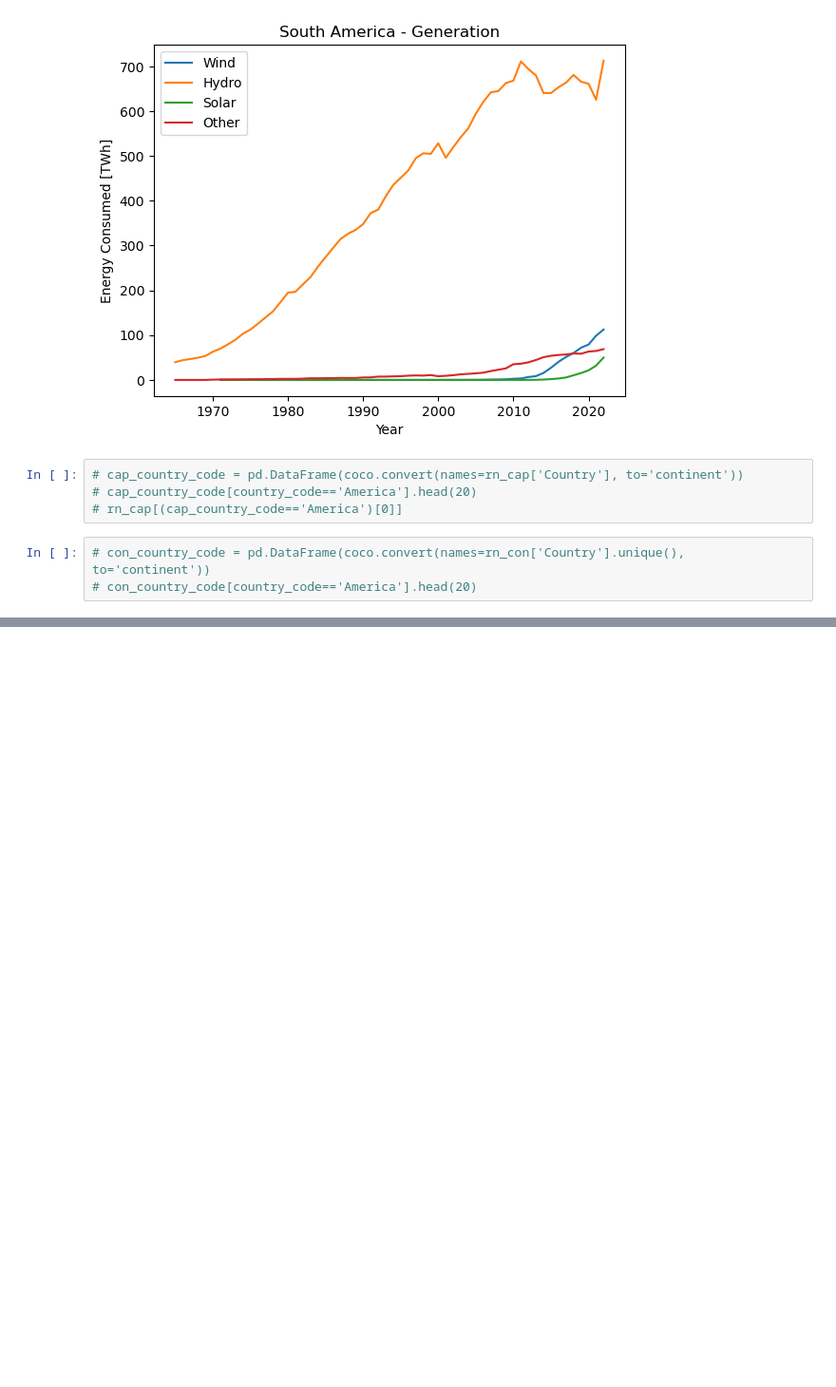
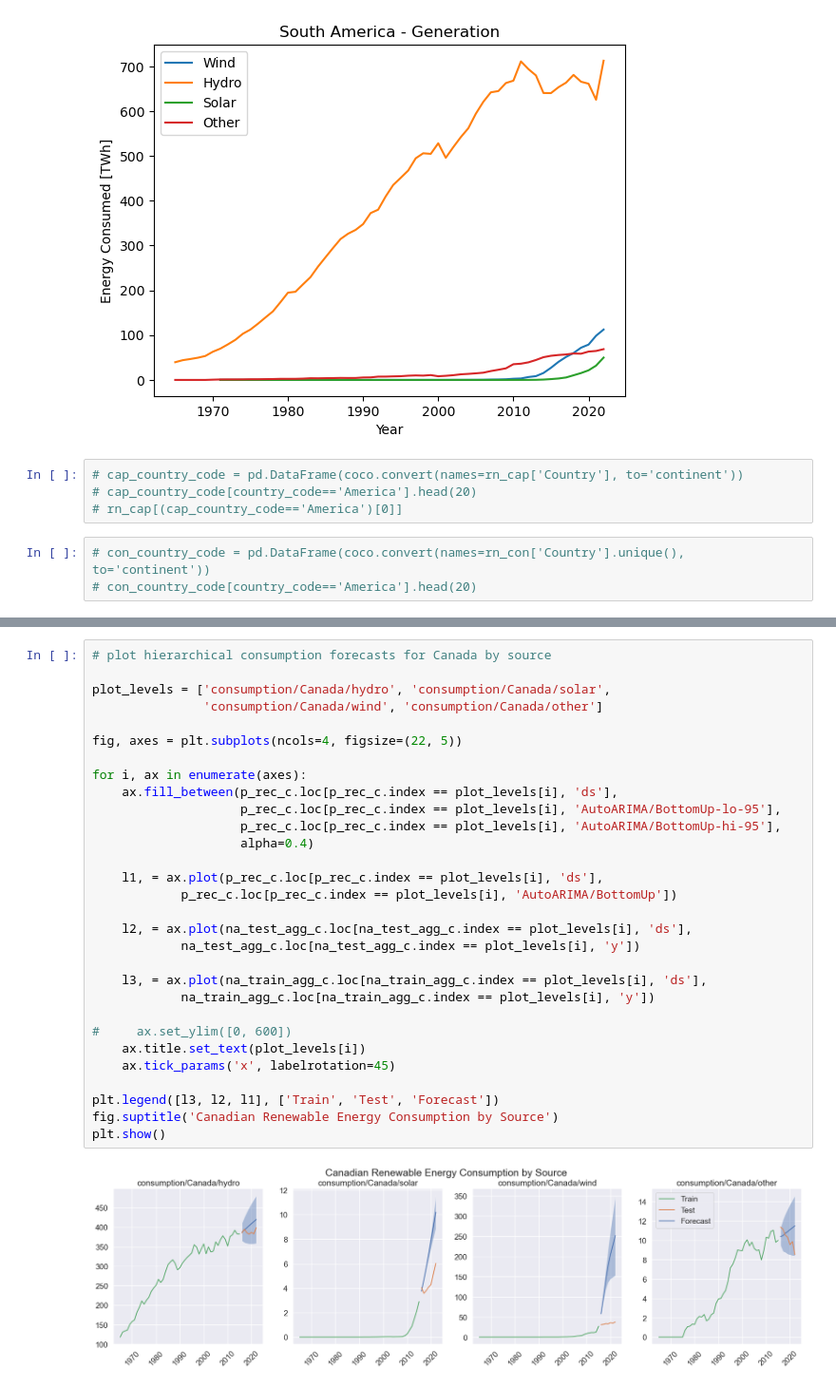
Before and after one commit to ConnorBlandford/fods, a Jupyter notebook: 3250_term_project/fods_3250_termproject_renewable_energy.ipynb, the cells around one changed output, grey strips where cells are left out. Shown at 95% size. Cells and saved outputs as stored; diff of their text form; blank space fills up the shorter version.

```diff
--- a/3250_term_project/fods_3250_termproject_renewable_energy.ipynb
+++ b/3250_term_project/fods_3250_termproject_renewable_energy.ipynb
@@ -235,0 +426,32 @@ with PdfPages(f'Output/{fig_title}.pdf') as pdf:
+# %%
+# plot hierarchical consumption forecasts for Canada by source
+
+plot_levels = ['consumption/Canada/hydro', 'consumption/Canada/solar',
+               'consumption/Canada/wind', 'consumption/Canada/other']
+
+fig, axes = plt.subplots(ncols=4, figsize=(22, 5))
+
+for i, ax in enumerate(axes):
+    ax.fill_between(p_rec_c.loc[p_rec_c.index == plot_levels[i], 'ds'],
+                    p_rec_c.loc[p_rec_c.index == plot_levels[i], 'AutoARIMA/BottomUp-lo-95'],
+                    p_rec_c.loc[p_rec_c.index == plot_levels[i], 'AutoARIMA/BottomUp-hi-95'],
+                    alpha=0.4)
+
+    l1, = ax.plot(p_rec_c.loc[p_rec_c.index == plot_levels[i], 'ds'],
+            p_rec_c.loc[p_rec_c.index == plot_levels[i], 'AutoARIMA/BottomUp'])
+
+    l2, = ax.plot(na_test_agg_c.loc[na_test_agg_c.index == plot_levels[i], 'ds'],
+            na_test_agg_c.loc[na_test_agg_c.index == plot_levels[i], 'y'])
+
+    l3, = ax.plot(na_train_agg_c.loc[na_train_agg_c.index == plot_levels[i], 'ds'],
+            na_train_agg_c.loc[na_train_agg_c.index == plot_levels[i], 'y'])
+
+#     ax.set_ylim([0, 600])
+    ax.title.set_text(plot_levels[i])
+    ax.tick_params('x', labelrotation=45)
+
+plt.legend([l3, l2, l1], ['Train', 'Test', 'Forecast'])
+fig.suptitle('Canadian Renewable Energy Consumption by Source')
+plt.show()
+# %% [output]
+[figure, added]
```
Also changed, not shown: parts of 15 cells of this notebook.
